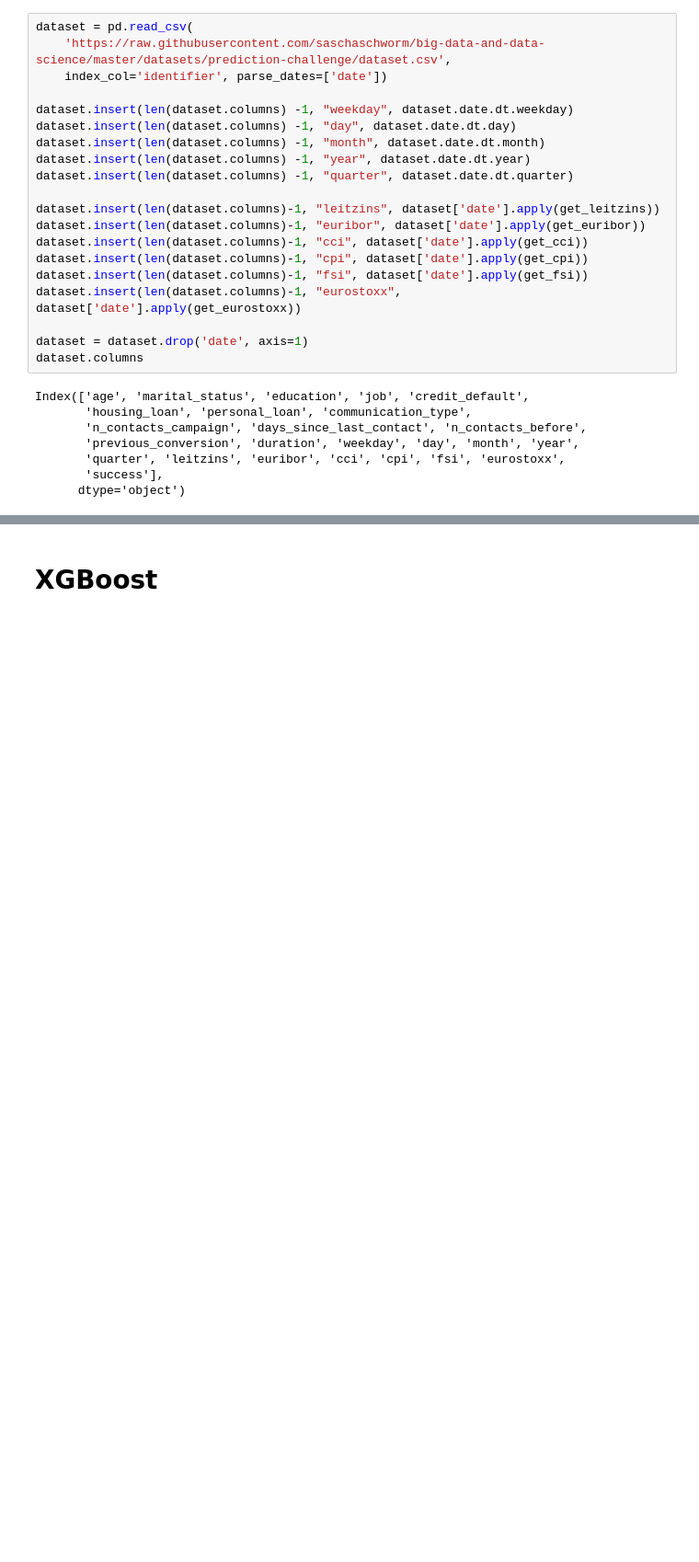
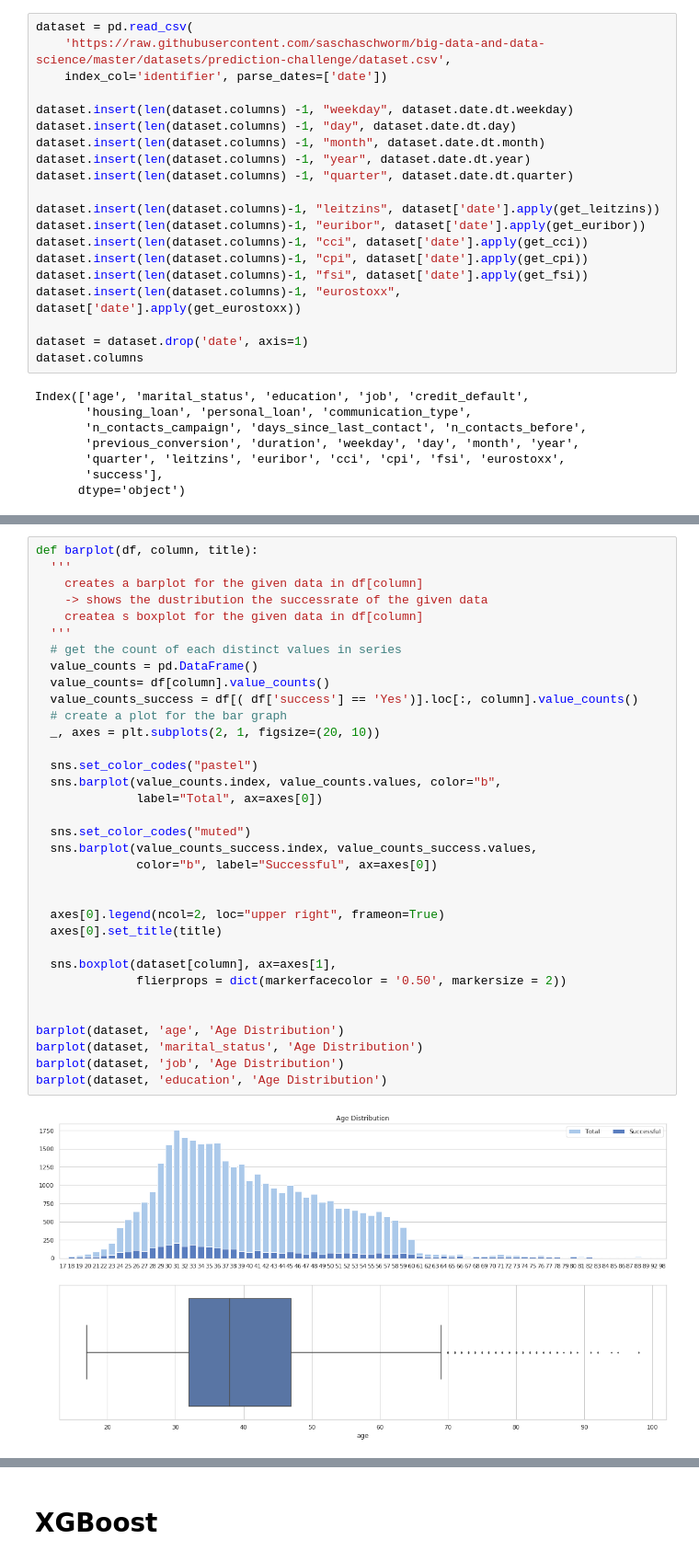
Before and after one commit to rgumi/seminararbeit_src, a Jupyter notebook: feb_v1.ipynb, the cells around one changed output, grey strips where cells are left out. Shown: that part at 92% size. Saved outputs shown, nothing was run; the diff lists cells and outputs as text; blank space fills up the shorter version.

```diff
--- a/feb_v1.ipynb
+++ b/feb_v1.ipynb
@@ -212,3 +242,39 @@ Index(['age', 'marital_status', 'education', 'job', 'credit_default',
+# %%
+def barplot(df, column, title):
+  '''
+    creates a barplot for the given data in df[column]
+    -> shows the dustribution the successrate of the given data
+    createa s boxplot for the given data in df[column]
+  '''
+  # get the count of each distinct values in series
+  value_counts = pd.DataFrame()
+  value_counts= df[column].value_counts()
+  value_counts_success = df[( df['success'] == 'Yes')].loc[:, column].value_counts()
+  # create a plot for the bar graph
+  _, axes = plt.subplots(2, 1, figsize=(20, 10))
+
+  sns.set_color_codes("pastel")
+  sns.barplot(value_counts.index, value_counts.values, color="b",
+              label="Total", ax=axes[0])
+
+  sns.set_color_codes("muted")
+  sns.barplot(value_counts_success.index, value_counts_success.values,
+              color="b", label="Successful", ax=axes[0])
+
+
+  axes[0].legend(ncol=2, loc="upper right", frameon=True)
+  axes[0].set_title(title)
+
+  sns.boxplot(dataset[column], ax=axes[1],
+              flierprops = dict(markerfacecolor = '0.50', markersize = 2))
+
+
+barplot(dataset, 'age', 'Age Distribution')
+barplot(dataset, 'marital_status', 'Age Distribution')
+barplot(dataset, 'job', 'Age Distribution')
+barplot(dataset, 'education', 'Age Distribution')
+# %% [output]
+[figure, added]
 # %%
 X, y = dataset[['month', 'education', 'job', 'age', 'previous_conversion', 'n_contacts_before',
        'days_since_last_contact', 'leitzins', 'euribor', 'n_contacts_campaign', 'marital_status',
```
Also changed, not shown: parts of 5 cells of this notebook.
